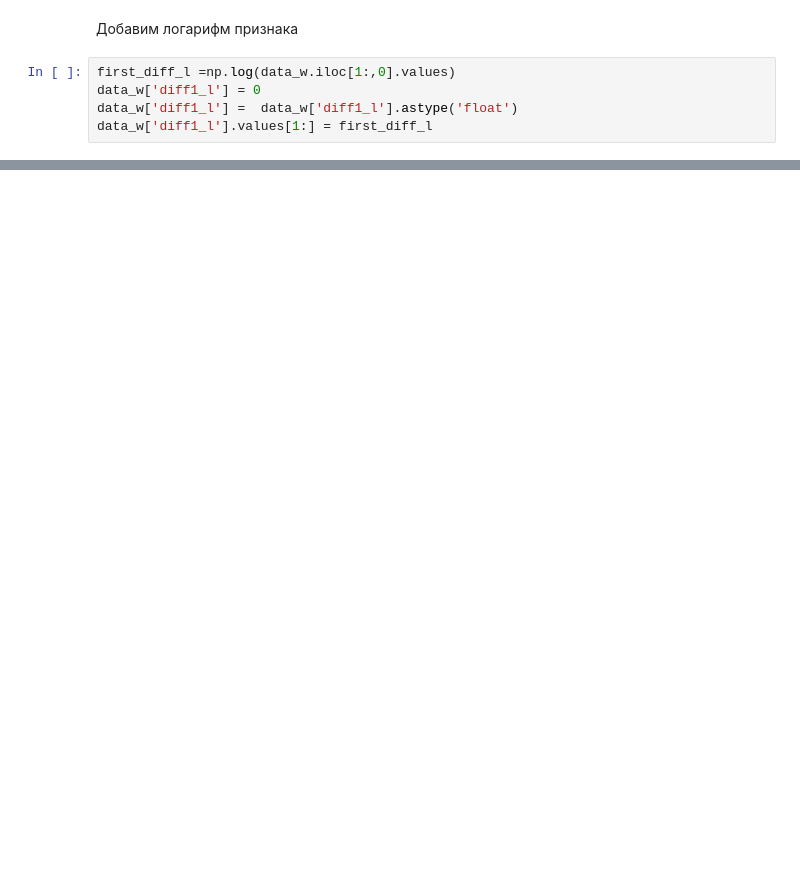
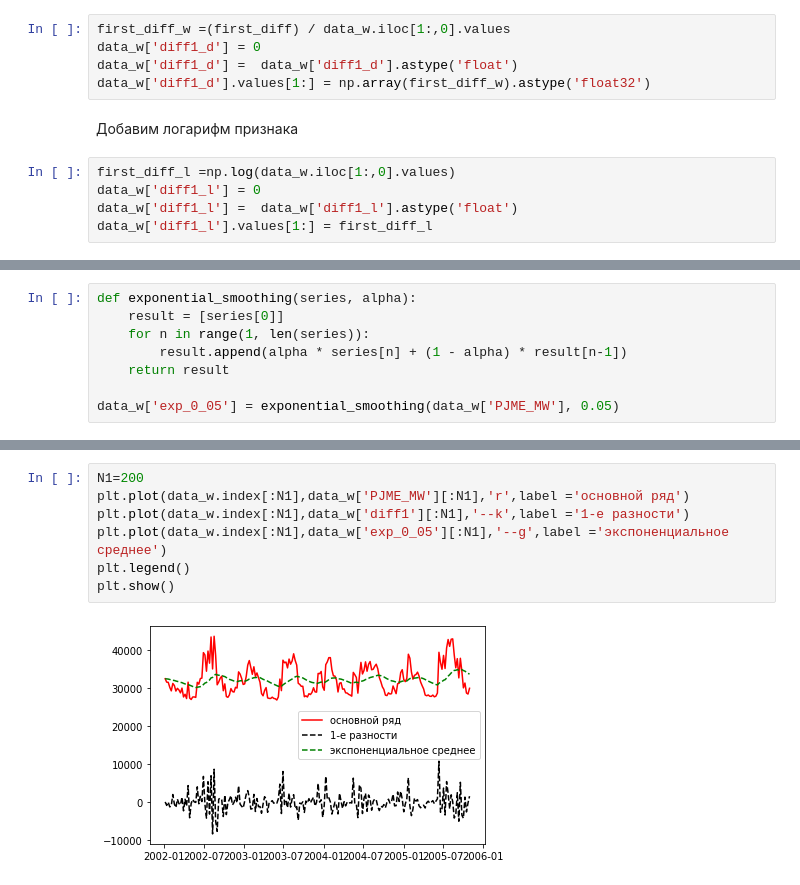
Before and after one commit to lyutov89/ML_in_production, a Jupyter notebook: lesson_4/lesson_4_Time_rows.ipynb, the cells around one changed output, grey strips where cells are left out. Saved outputs shown, nothing was run; the diff lists cells and outputs as text; blank space fills up the shorter version.

```diff
--- a/lesson_4/lesson_4_Time_rows.ipynb
+++ b/lesson_4/lesson_4_Time_rows.ipynb
@@ -148,6 +152,11 @@ first_diff =np.array(data_w.iloc[1:,0].values - data_w.iloc[:-1,0].values).astyp
 data_w['diff1'] = 0
 data_w['diff1'] =  data_w['diff1'].astype('float')
 data_w['diff1'].values[1:] = first_diff
+# %%
+first_diff_w =(first_diff) / data_w.iloc[1:,0].values
+data_w['diff1_d'] = 0
+data_w['diff1_d'] =  data_w['diff1_d'].astype('float')
+data_w['diff1_d'].values[1:] = np.array(first_diff_w).astype('float32')
 # %% [markdown]
 Добавим логарифм признака
 # %%
@@ -157,0 +169,8 @@ data_w['diff1_l'].values[1:] = first_diff_l
+# %%
+def exponential_smoothing(series, alpha):
+    result = [series[0]]
+    for n in range(1, len(series)):
+        result.append(alpha * series[n] + (1 - alpha) * result[n-1])
+    return result
+
+data_w['exp_0_05'] = exponential_smoothing(data_w['PJME_MW'], 0.05)
@@ -157,0 +187,9 @@ data_w['diff1_l'].values[1:] = first_diff_l
+# %%
+N1=200
+plt.plot(data_w.index[:N1],data_w['PJME_MW'][:N1],'r',label ='основной ряд')
+plt.plot(data_w.index[:N1],data_w['diff1'][:N1],'--k',label ='1-е разности')
+plt.plot(data_w.index[:N1],data_w['exp_0_05'][:N1],'--g',label ='экспоненциальное среднее')
+plt.legend()
+plt.show()
+# %% [output]
+[figure, added]
```
Also changed, not shown: parts of 74 cells of this notebook, 3 other files.
